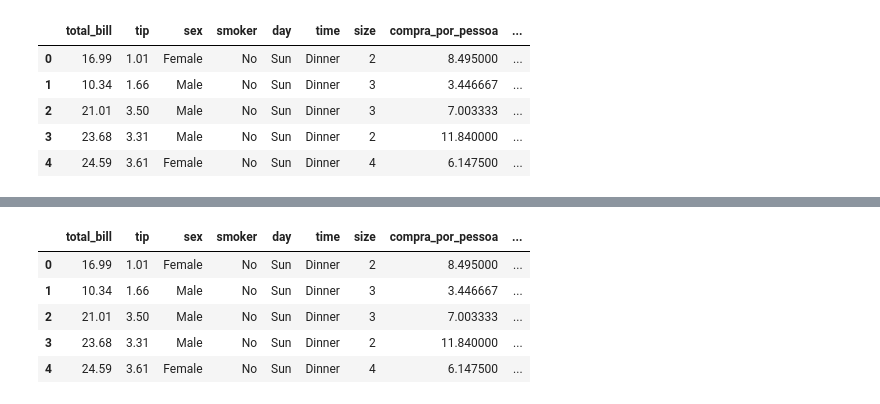
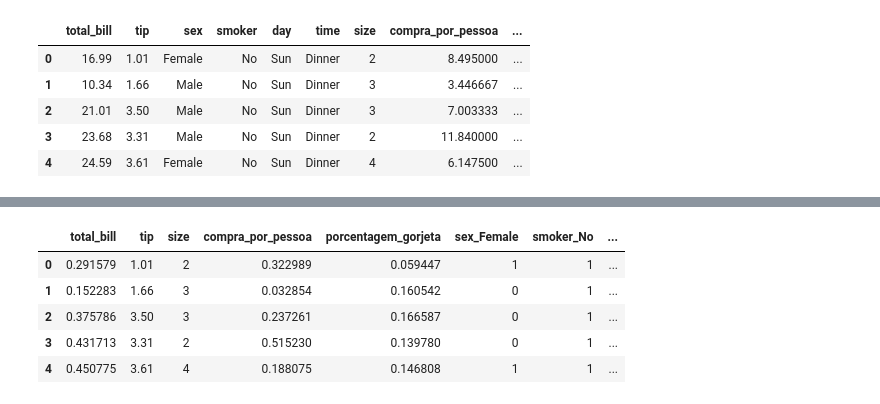
Before and after one commit to UFAC-SI/tesi1-26, a Jupyter notebook: notebooks/pre_processamento.ipynb, the cells around one changed output, grey strips where cells are left out. Cells and saved outputs as stored; diff of their text form; code cells hidden in the pictures.

```diff
--- a/notebooks/pre_processamento.ipynb
+++ b/notebooks/pre_processamento.ipynb
@@ -31,14 +31,15 @@ df.head()
 from sklearn.preprocessing import OrdinalEncoder
 copia = df.copy()
 #Nominal
-df_encoder = pd.get_dummies(df['sex'])
+df_encoder = pd.get_dummies(df, columns=['sex', 'smoker', 'time'], dtype=int, drop_first=True)
+# df_encoder.head()
+
+#Ordinal
+ordinal = OrdinalEncoder(categories=[['Thur', 'Fri', 'Sat', 'Sun']], dtype=int)
+df_encoder['day_encoder'] = ordinal.fit_transform(df[['day']])
+df_encoder.drop('day', axis=1, inplace=True)
 df_encoder.head()
 
-#Ordinal
-ordinal = OrdinalEncoder(categories=[['Thur', 'Fri', 'Sat', 'Sun']])
-df_encoder['day_encoder'] = ordinal.fit_transform(df[['day']])
-df_encoder.head()
-
-copia['day_encoder'] = df_encoder['day_encoder']
-copia.head(20)
+# copia['day_encoder'] = df_encoder['day_encoder']
+# copia.head(20)
 # %% [output]
@@ -62,17 +75,18 @@ copia.head(20)
 # %%
 #Transformação de variáveis numéricas
 
 from sklearn.preprocessing import StandardScaler, MinMaxScaler
 
 #total = df['total_bill']
 #tip = df['tip']
-copia['total_std'] = StandardScaler().fit_transform(df[['total_bill']])
-copia['tip_nor'] = MinMaxScaler().fit_transform(df[['tip']])
-copia.head()
+#copia['total_std'] = StandardScaler().fit_transform(df[['total_bill']])
+df_encoder['total_bill'] = MinMaxScaler().fit_transform(df[['total_bill']])
+df_encoder['compra_por_pessoa'] = MinMaxScaler().fit_transform(df[['compra_por_pessoa']])
+df_encoder.head()
 # %% [output]
-|  | total_bill | tip | sex | smoker | day | time | size | compra_por_pessoa | ... |
-| 0 | 16.99 | 1.01 | Female | No | Sun | Dinner | 2 | 8.495000 | ... |
-| 1 | 10.34 | 1.66 | Male | No | Sun | Dinner | 3 | 3.446667 | ... |
-| 2 | 21.01 | 3.50 | Male | No | Sun | Dinner | 3 | 7.003333 | ... |
-| 3 | 23.68 | 3.31 | Male | No | Sun | Dinner | 2 | 11.840000 | ... |
-| 4 | 24.59 | 3.61 | Female | No | Sun | Dinner | 4 | 6.147500 | ... |
+|  | total_bill | tip | size | compra_por_pessoa | porcentagem_gorjeta | sex_Female | smoker_No | ... |
+| 0 | 0.291579 | 1.01 | 2 | 0.322989 | 0.059447 | 1 | 1 | ... |
+| 1 | 0.152283 | 1.66 | 3 | 0.032854 | 0.160542 | 0 | 1 | ... |
+| 2 | 0.375786 | 3.50 | 3 | 0.237261 | 0.166587 | 0 | 1 | ... |
+| 3 | 0.431713 | 3.31 | 2 | 0.515230 | 0.139780 | 0 | 1 | ... |
+| 4 | 0.450775 | 3.61 | 4 | 0.188075 | 0.146808 | 1 | 1 | ... |
```
Also changed, not shown: parts of 6 cells of this notebook.
